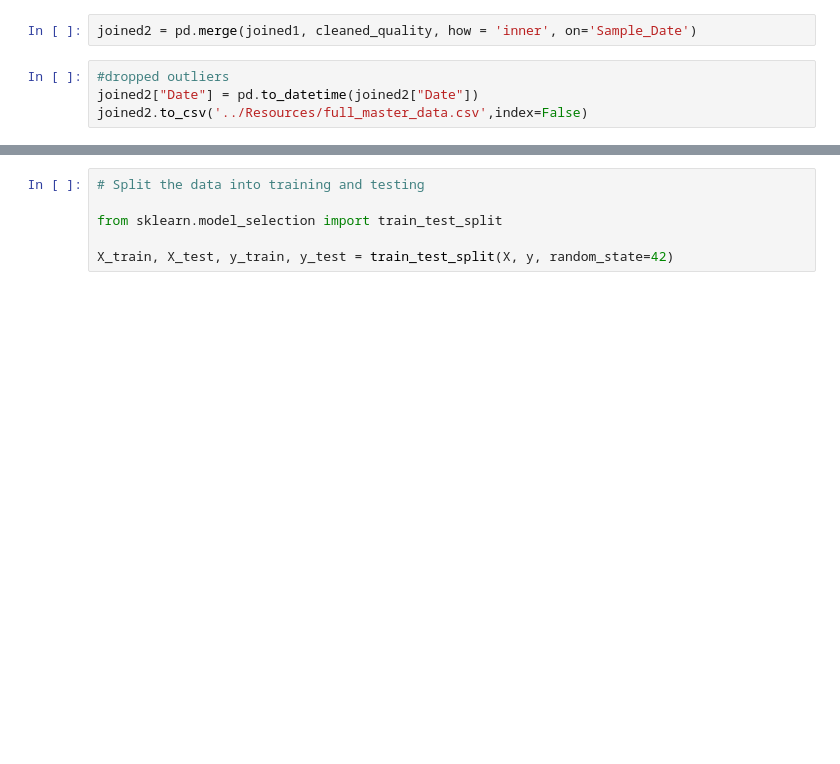
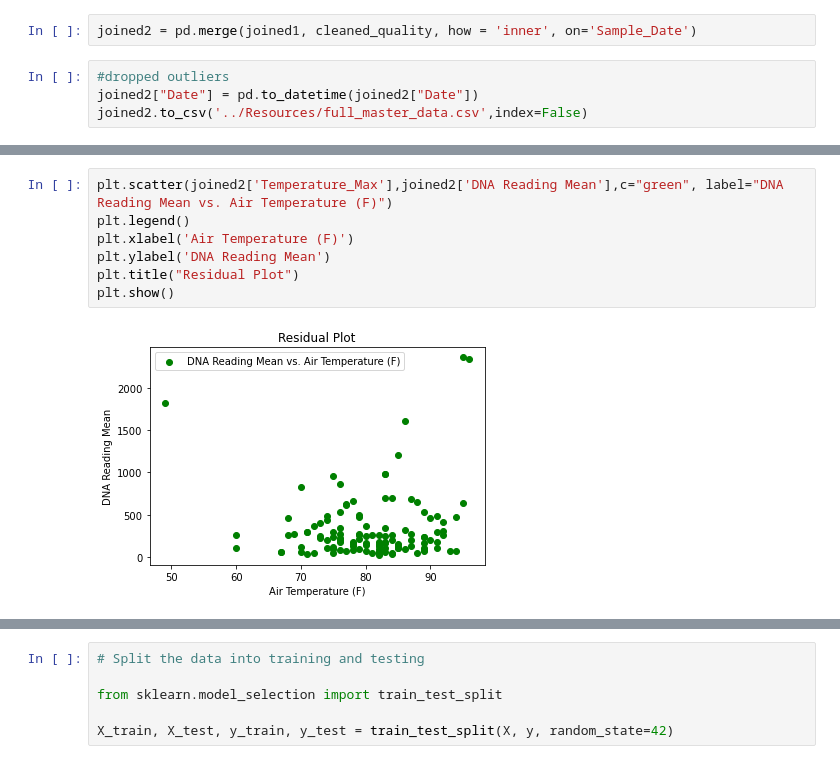
Before and after one commit to danielatuesta55/E_Coli_Chicago_Beaches, a Jupyter notebook: Jupyterlab_Notebooks/full_beach_v2.ipynb, the cells around one changed output, grey strips where cells are left out. Cells and saved outputs as stored; diff of their text form; blank space fills up the shorter version.

```diff
--- a/Jupyterlab_Notebooks/full_beach_v2.ipynb
+++ b/Jupyterlab_Notebooks/full_beach_v2.ipynb
@@ -215,0 +225,9 @@ joined2.to_csv('../Resources/full_master_data.csv',index=False)
+# %%
+plt.scatter(joined2['Temperature_Max'],joined2['DNA Reading Mean'],c="green", label="DNA Reading Mean vs. Air Temperature (F)")
+plt.legend()
+plt.xlabel('Air Temperature (F)')
+plt.ylabel('DNA Reading Mean')
+plt.title("Residual Plot")
+plt.show()
+# %% [output]
+[figure, added]
```
Also changed, not shown: parts of 4 cells of this notebook, 1 other file.
